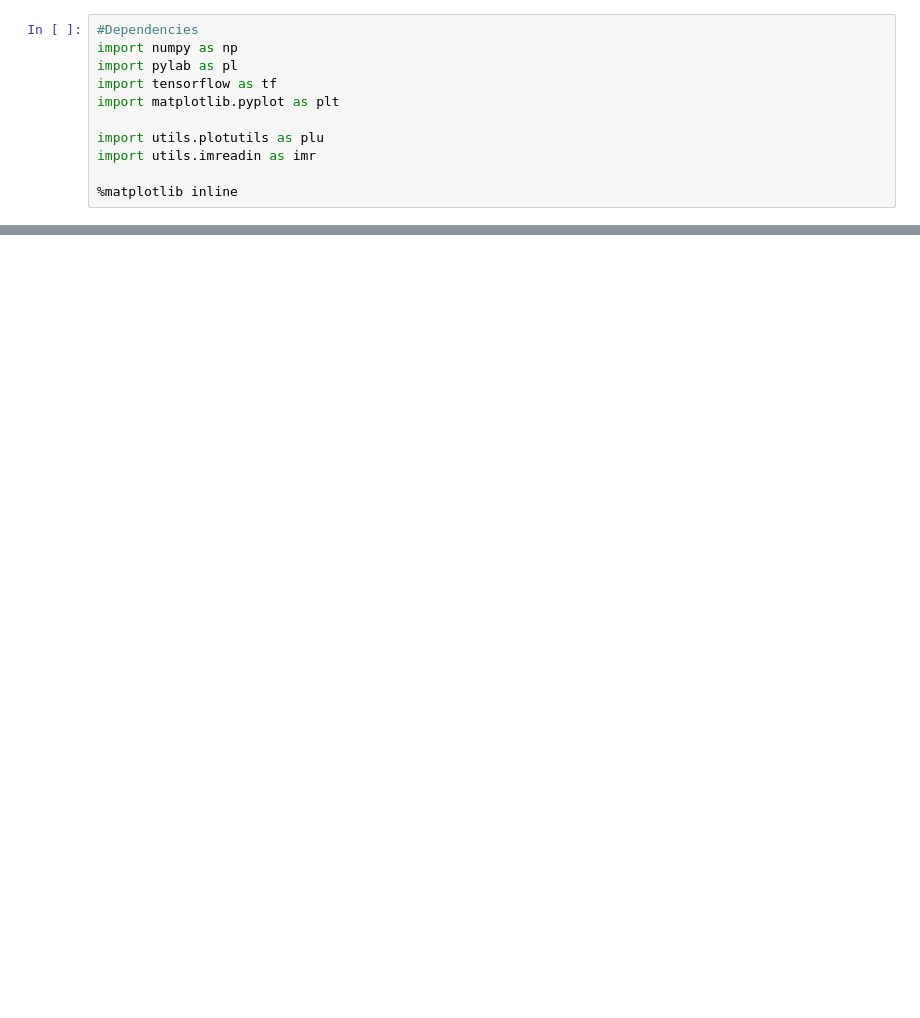
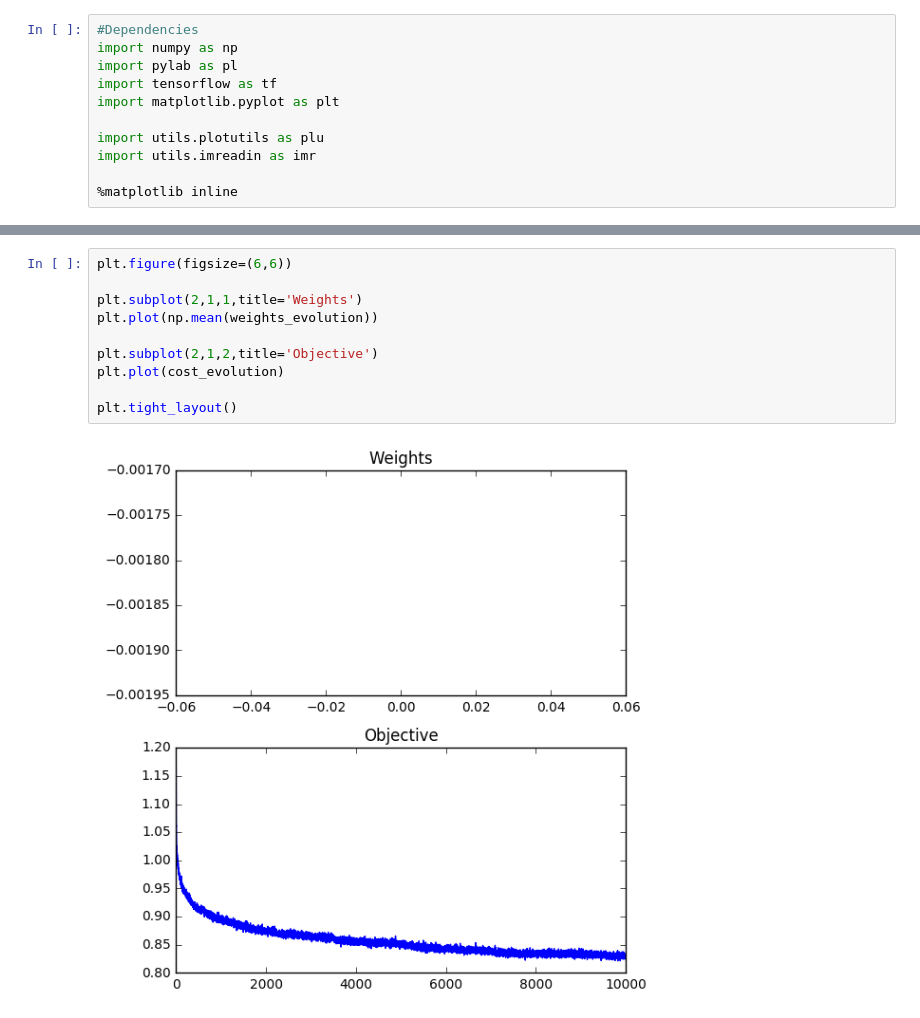
Before and after one commit to vdutell/NatVisAutoEncode, a Jupyter notebook: Image Autoencoder.ipynb, the cells around one changed output, grey strips where cells are left out. Saved outputs shown, nothing was run; the diff lists cells and outputs as text; blank space fills up the shorter version.

```diff
--- a/Image Autoencoder.ipynb
+++ b/Image Autoencoder.ipynb
@@ -152 +134,13 @@ with tf.Session() as sess:
+# %%
+plt.figure(figsize=(6,6))
+
+plt.subplot(2,1,1,title='Weights')
+plt.plot(np.mean(weights_evolution))
+
+plt.subplot(2,1,2,title='Objective')
+plt.plot(cost_evolution)
+
+plt.tight_layout()
+# %% [output]
+[figure, added]
 # %%
```
Also changed, not shown: parts of 6 cells of this notebook.
